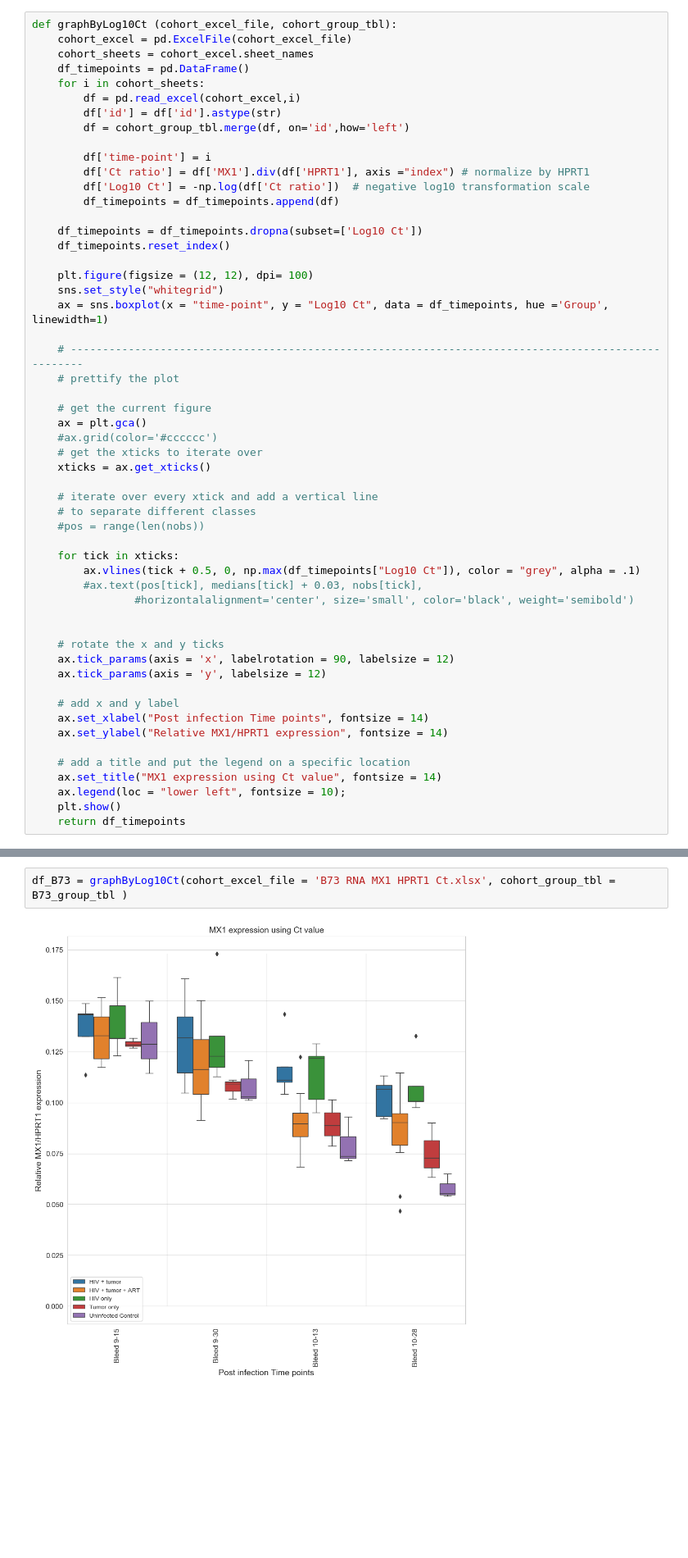
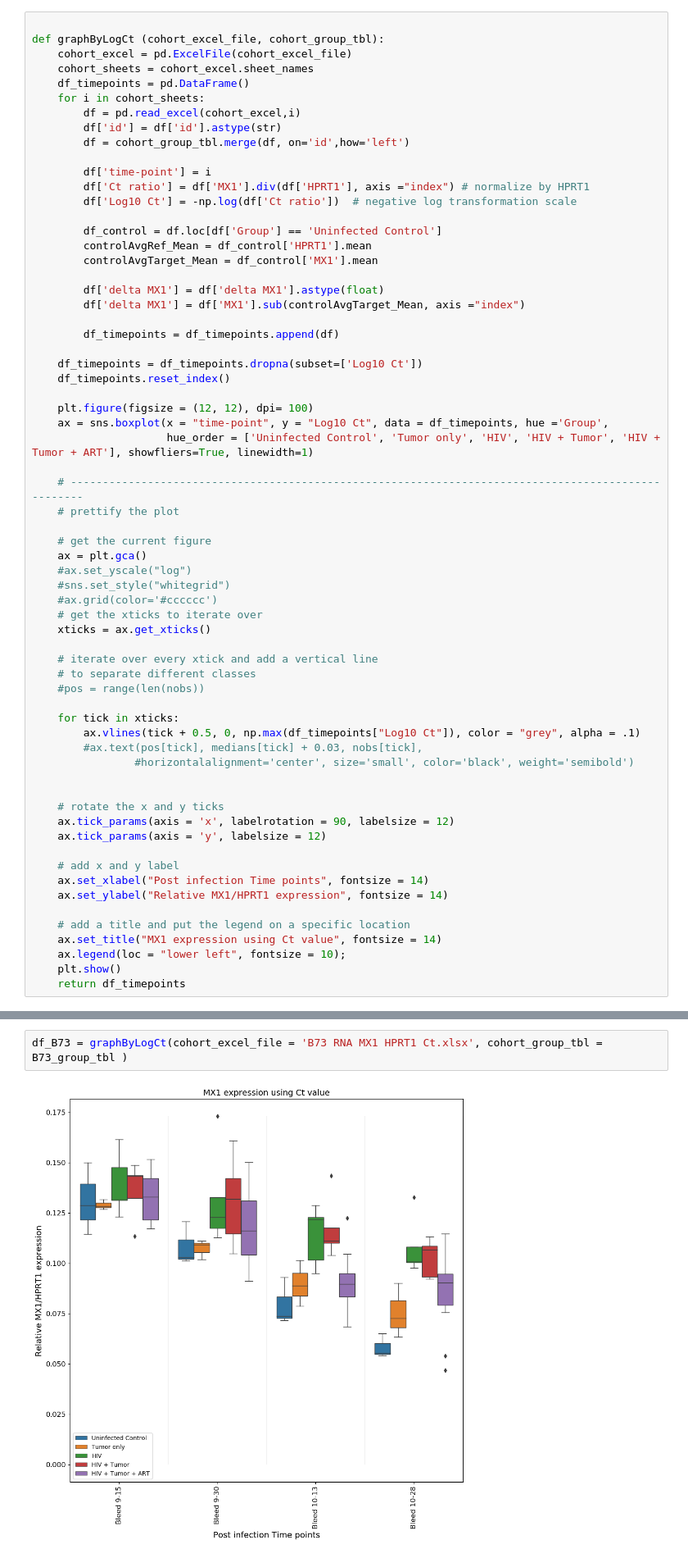
Before and after one commit to phamidko/codesnippets, a Jupyter notebook: B73-B75_RNA.ipynb, the cells around one changed output, grey strips where cells are left out. Shown at 82% size. Saved outputs shown, nothing was run; the diff lists cells and outputs as text; blank space fills up the shorter version.

```diff
--- a/B73-B75_RNA.ipynb
+++ b/B73-B75_RNA.ipynb
@@ -32,7 +32,8 @@ B75_excel = pd.ExcelFile('B75 RNA MX1 HPRT1 Ct.xlsx')
 B75_sheets = B75_excel.sheet_names
 B75_timepoints = B75_sheets
 # %%
-def graphByLog10Ct (cohort_excel_file, cohort_group_tbl):
+
+def graphByLogCt (cohort_excel_file, cohort_group_tbl):
     cohort_excel = pd.ExcelFile(cohort_excel_file)
     cohort_sheets = cohort_excel.sheet_names
     df_timepoints = pd.DataFrame()
@@ -43,21 +44,31 @@ def graphByLog10Ct (cohort_excel_file, cohort_group_tbl):
 
         df['time-point'] = i
         df['Ct ratio'] = df['MX1'].div(df['HPRT1'], axis ="index") # normalize by HPRT1
-        df['Log10 Ct'] = -np.log(df['Ct ratio'])  # negative log10 transformation scale
+        df['Log10 Ct'] = -np.log(df['Ct ratio'])  # negative log transformation scale
+
+        df_control = df.loc[df['Group'] == 'Uninfected Control']
+        controlAvgRef_Mean = df_control['HPRT1'].mean
+        controlAvgTarget_Mean = df_control['MX1'].mean
+
+        df['delta MX1'] = df['delta MX1'].astype(float)
+        df['delta MX1'] = df['MX1'].sub(controlAvgTarget_Mean, axis ="index")
+
         df_timepoints = df_timepoints.append(df)
 
     df_timepoints = df_timepoints.dropna(subset=['Log10 Ct'])
     df_timepoints.reset_index()
 
     plt.figure(figsize = (12, 12), dpi= 100)
-    sns.set_style("whitegrid")
-    ax = sns.boxplot(x = "time-point", y = "Log10 Ct", data = df_timepoints, hue ='Group', linewidth=1)
+    ax = sns.boxplot(x = "time-point", y = "Log10 Ct", data = df_timepoints, hue ='Group',
+                     hue_order = ['Uninfected Control', 'Tumor only', 'HIV', 'HIV + Tumor', 'HIV + Tumor + ART'], showfliers=True, linewidth=1)
 
     # ----------------------------------------------------------------------------------------------------
     # prettify the plot
 
     # get the current figure
     ax = plt.gca()
+    #ax.set_yscale("log")
+    #sns.set_style("whitegrid")
     #ax.grid(color='#cccccc')
     # get the xticks to iterate over
     xticks = ax.get_xticks()
@@ -92,4 +103,4 @@ df_B75 = graphByLog10Ct(cohort_excel_file = 'B75 RNA MX1 HPRT1 Ct.xlsx', cohort_
 # %%
-df_B73 = graphByLog10Ct(cohort_excel_file = 'B73 RNA MX1 HPRT1 Ct.xlsx', cohort_group_tbl = B73_group_tbl )
+df_B73 = graphByLogCt(cohort_excel_file = 'B73 RNA MX1 HPRT1 Ct.xlsx', cohort_group_tbl = B73_group_tbl )
 # %% [output]
-[figure, old version]
+[figure, new version]
```
Also changed, not shown: parts of 7 cells of this notebook, 4 other files.
